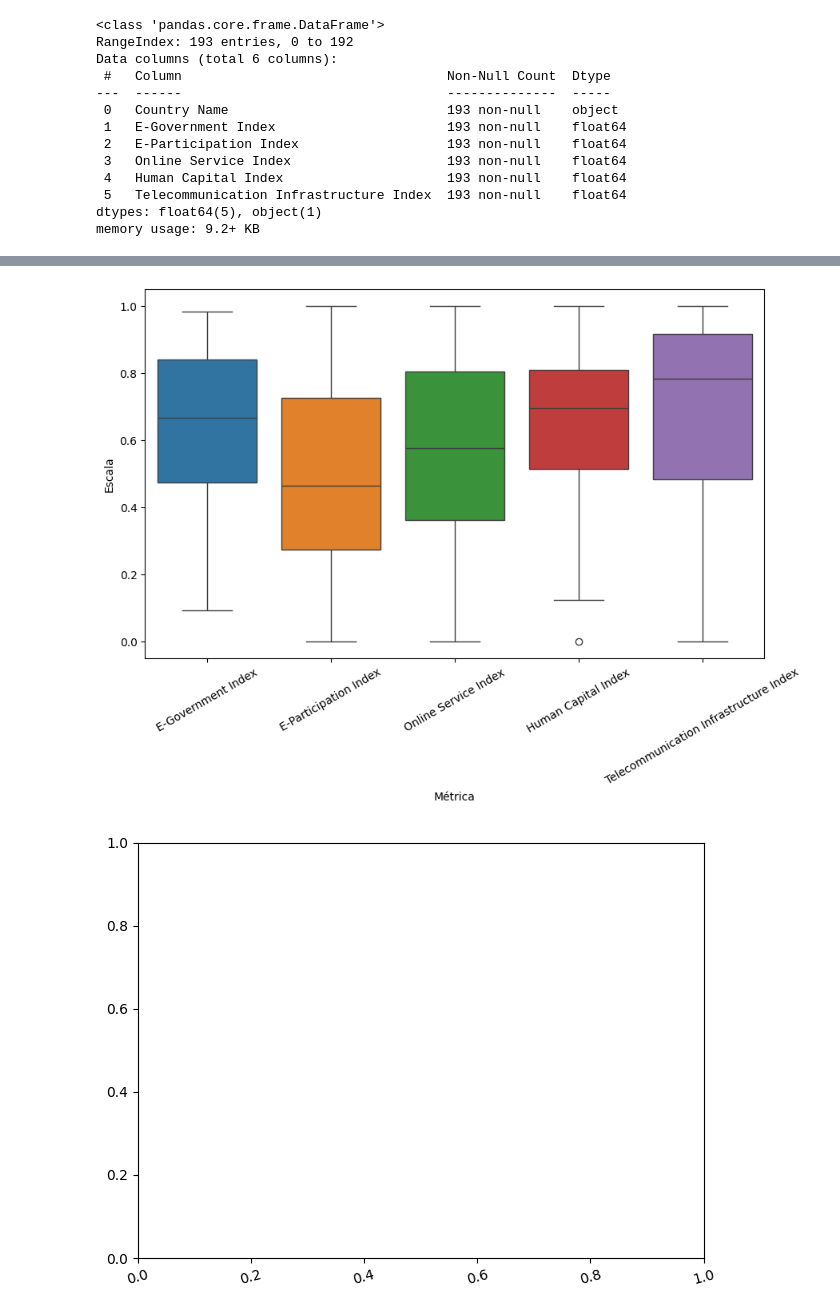
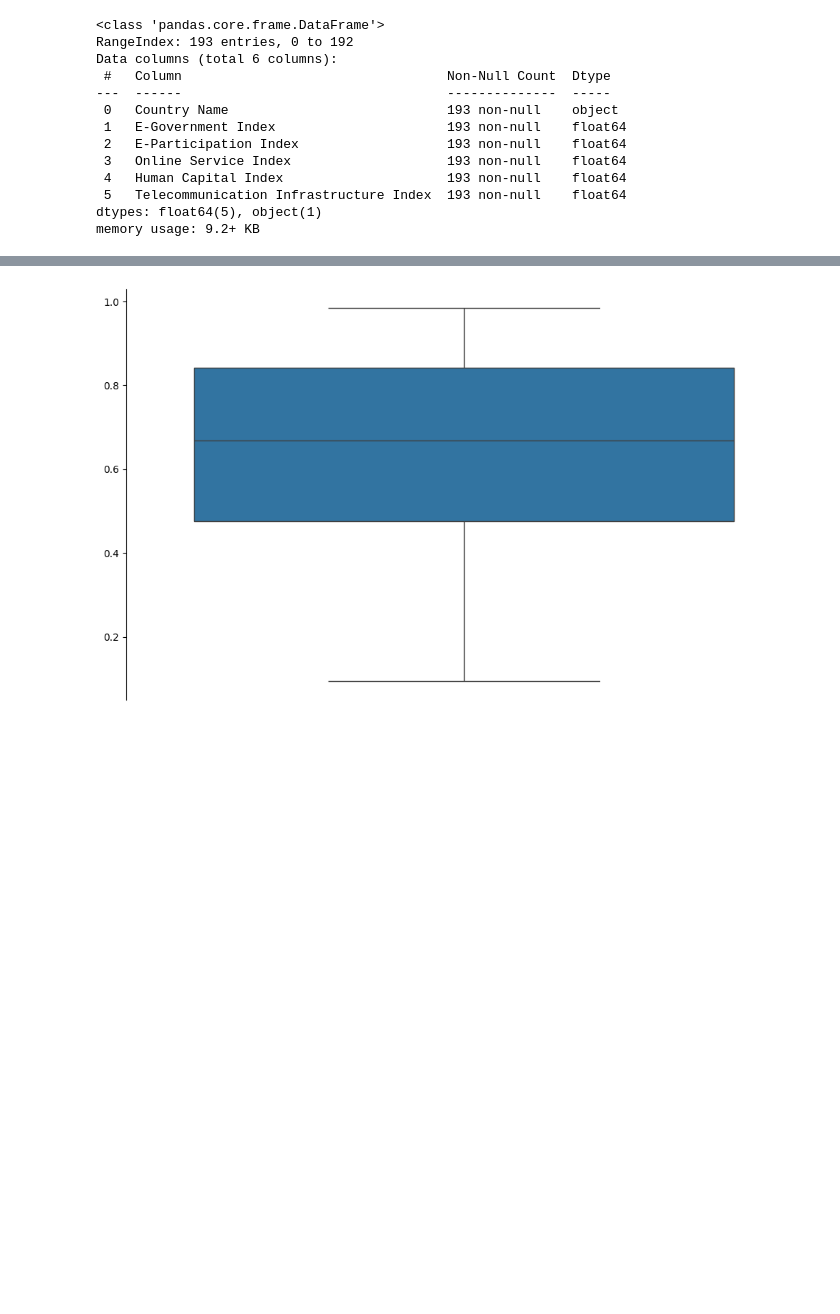
Before and after one commit to LazaroDamasceno/Dissertacao-Mestrado, a Jupyter notebook: eda/egdi/boxplot_edgi_global.ipynb, the cells around one changed output, grey strips where cells are left out. Saved outputs shown, nothing was run; the diff lists cells and outputs as text; code cells hidden in the pictures; blank space fills up the shorter version.

```diff
--- a/eda/egdi/boxplot_edgi_global.ipynb
+++ b/eda/egdi/boxplot_edgi_global.ipynb
@@ -87,16 +77,19 @@ egdi_melt
+# %%
+egov = egdi_melt[egdi_melt['Métrica'] == 'E-Government Index'].reset_index(drop=True)
+epart = egdi_melt[egdi_melt['Métrica'] == 'E-Participation Index'].reset_index(drop=True)
+osi = egdi_melt[egdi_melt['Métrica'] == 'Online Service Index'].reset_index(drop=True)
+hci = egdi_melt[egdi_melt['Métrica'] == 'Human Capital Index'].reset_index(drop=True)
+tci = egdi_melt[egdi_melt['Métrica'] == 'Telecommunication Infrastructure Index'].reset_index(drop=True)
 # %%
-from matplotlib.pyplot import savefig
+fig, ax = plt.subplots(figsize=(10, 6))
 
-plt.figure(figsize=(10, 6))
+sns.boxplot(data=egov, x='Métrica', y='Escala')
 
-sns.boxplot(data=egdi_melt, hue='Métrica', x='Métrica', y='Escala', palette='tab10')
-
-plt.xticks(rotation=30)
-plt.figure(savefig('C:/Users/lazar/Master-Dissertation/figuras/egdi/boxplot_egdi_global.png'))
-sns.despine()
-plt.xticks(rotation=15)
+fig.savefig('C:/Users/lazar/Master-Dissertation/figuras/egdi/boxplot_egov_global.png')
+ax.xaxis.set_visible(False)
+ax.set_ylabel('')
+sns.despine(bottom=True)
 plt.tight_layout()
 plt.show()
 # %% [output]
-[figure, old version]
+[figure, new version]
-[figure, removed]
```
Also changed, not shown: parts of 5 cells of this notebook, 9 other files.
